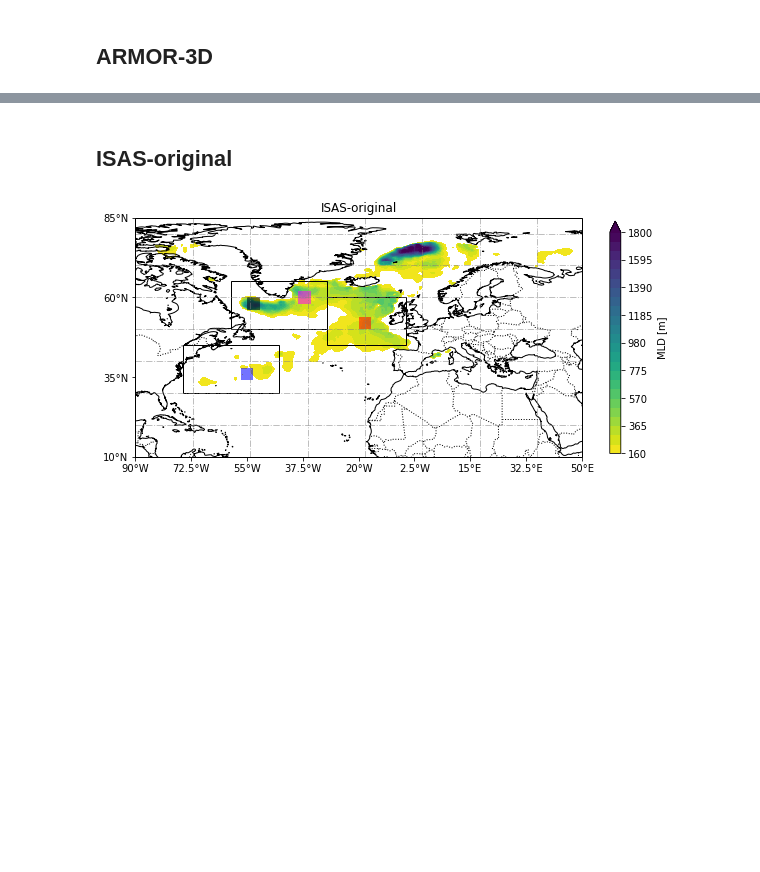
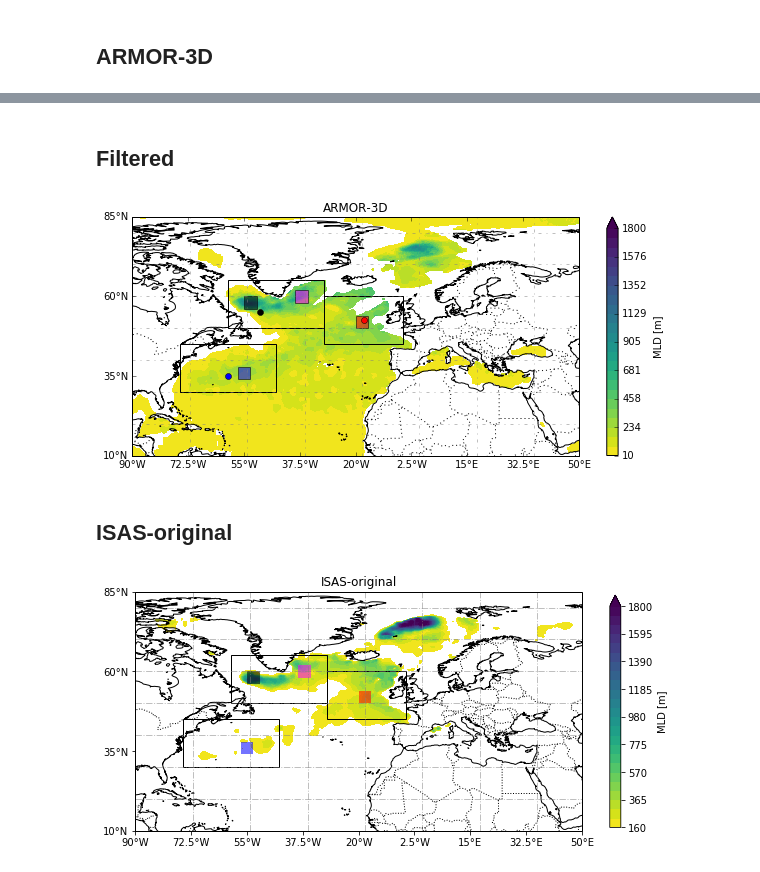
Before and after one commit to LilianG0/MLD-Project, a Jupyter notebook: Notebooks/Finals/Distribution-regions.ipynb, the cells around one changed output, grey strips where cells are left out. Cells and saved outputs as stored; diff of their text form; code cells hidden in the pictures; blank space fills up the shorter version.

```diff
--- a/Notebooks/Finals/Distribution-regions.ipynb
+++ b/Notebooks/Finals/Distribution-regions.ipynb
@@ -104,6 +104,21 @@ reg_ext = {
         'name' : 'North Atlantic Ocean'
     }
 }
+
+
+points = {
+    'gul': {
+        'lon': -60.,
+        'lat': 35.
+    },
+    'lab': {
+        'lon': -50.,
+        'lat': 55.
+    },
+    'noe': {
+        'lon': -17.5,
+        'lat': 52.5}
+}
 # %%
 def Times(data):
     dat = data.time.values
@@ -409,3 +449,34 @@ plt.show()
+# %% [markdown]
+## Filtered
+# %%
+cm_levs = (10., vmax, 25)
+ax = Plot_2D(data_sets[0].where(data_sets[0].mask == 1),
+             'noa', *cm_levs, cmap='viridis_r',cont_line=False, nlines=None)
+
+ax.plot(points['gul']['lon'], points['gul']['lat'], color='blue', linewidth=2, marker='o',
+         transform=ccrs.Geodetic())
+
+ax.plot(points['lab']['lon'], points['lab']['lat'], color='k', linewidth=2, marker='o',
+         transform=ccrs.Geodetic())
+
+ax.plot(points['noe']['lon'], points['noe']['lat'], color='r', linewidth=2, marker='o',
+         transform=ccrs.Geodetic())
+
+Reg_delimitation(ax, *c_1, w=4, h=4, fill=True, color='blue', alpha=0.55)
+Reg_delimitation(ax, *ce_1, w=30, h=15, fill=False)
+
+Reg_delimitation(ax, *c_2, w=4, h=4, fill=True, color='magenta', alpha=0.55)
+Reg_delimitation(ax, *c_3, w=4, h=4, fill=True, color='k', alpha=0.55)
+Reg_delimitation(ax, *ce_23, w=30, h=15, fill=False)
+
+Reg_delimitation(ax, *c_4, w=4, h=4, fill=True, color='red', alpha=0.55)
+Reg_delimitation(ax, *ce_4, w=25, h=15, fill=False)
+
+ax.set_title(names[0])
+plt.show()
+#plt.savefig(name, bbox_inches='tight')
+# %% [output]
+[figure, added]
 # %% [markdown]
 ## ISAS-original
 # %%
```
Also changed, not shown: parts of 3 cells of this notebook, 6 other files.
